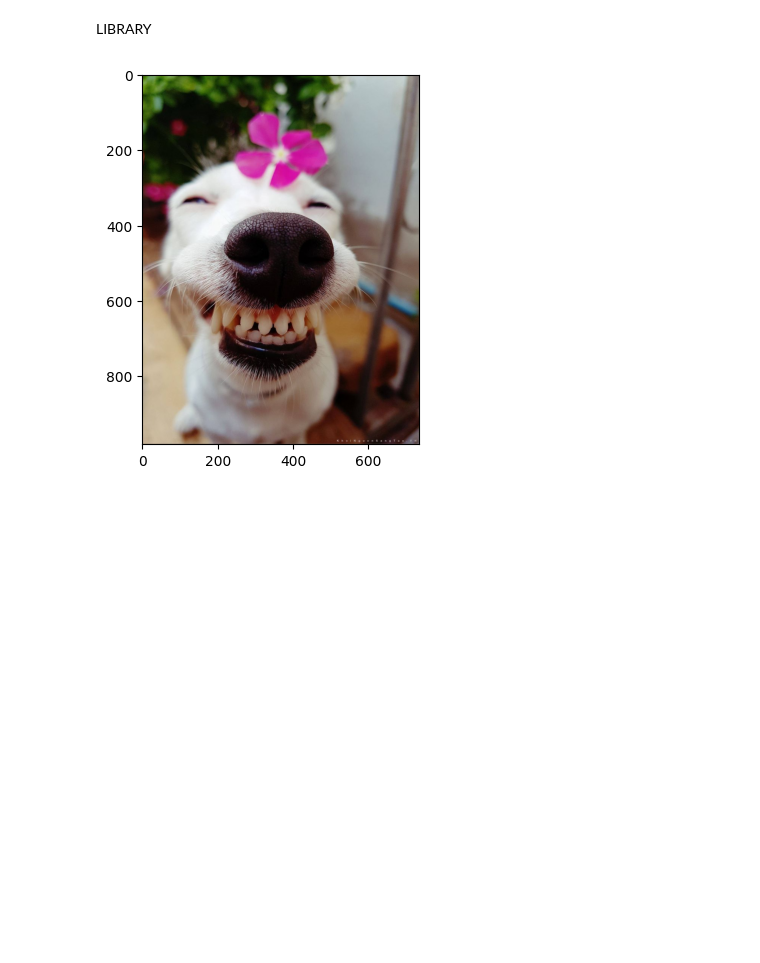
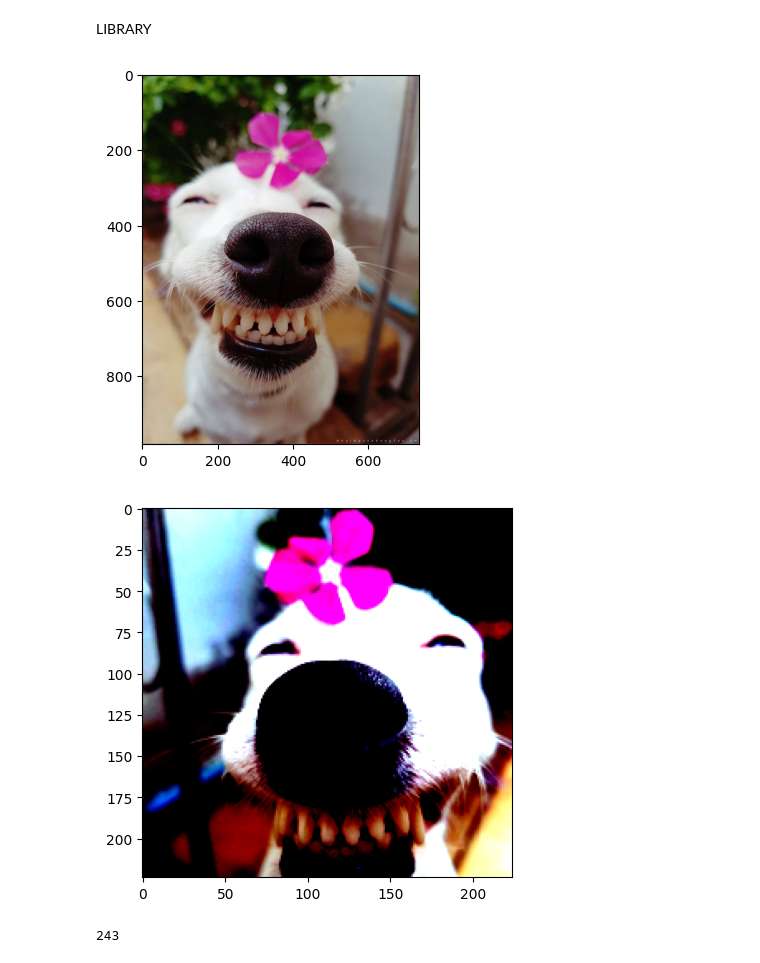
Before and after one commit to hoangthanh2002/Pytorch, a Jupyter notebook: 10.ipynb, the cells around one changed output. Drawn from its saved outputs; the diff is of its cells as text; code cells hidden in the pictures; blank space fills up the shorter version.

```diff
--- a/10.ipynb
+++ b/10.ipynb
@@ -45,17 +45,19 @@ class ImageTransform():
 # %%
 img_file_path = './data/7817abbc472d8b0af9585fe29f99e12d (1).jpg'
 img = Image.open(img_file_path)
 
 plt.imshow(img)
 plt.show()
 size = 224
 mean = (0.485, 0.456, 0.406)
 std = (0.229, 0.224, 0.225)
 transform = ImageTransform(size, mean, std)
 img_transformed = transform(img, phase='train')
 #(channel, height, width) -> (height, width, channel) -> ( 0,1)
 img_transformed = img_transformed.numpy().transpose((1,2,0))
+img_transformed = np.clip(img_transformed, 0, 1) # giới hạn giá trị trong khoảng (0,1)
 plt.imshow(img_transformed)
 plt.show()
 # %% [output]
 [figure]
+[figure, added]
@@ -61,0 +75,4 @@ plt.show()
+# %%
+len(path_list)
+# %% [output]
+243
```
Also changed, not shown: parts of 2 cells of this notebook.
